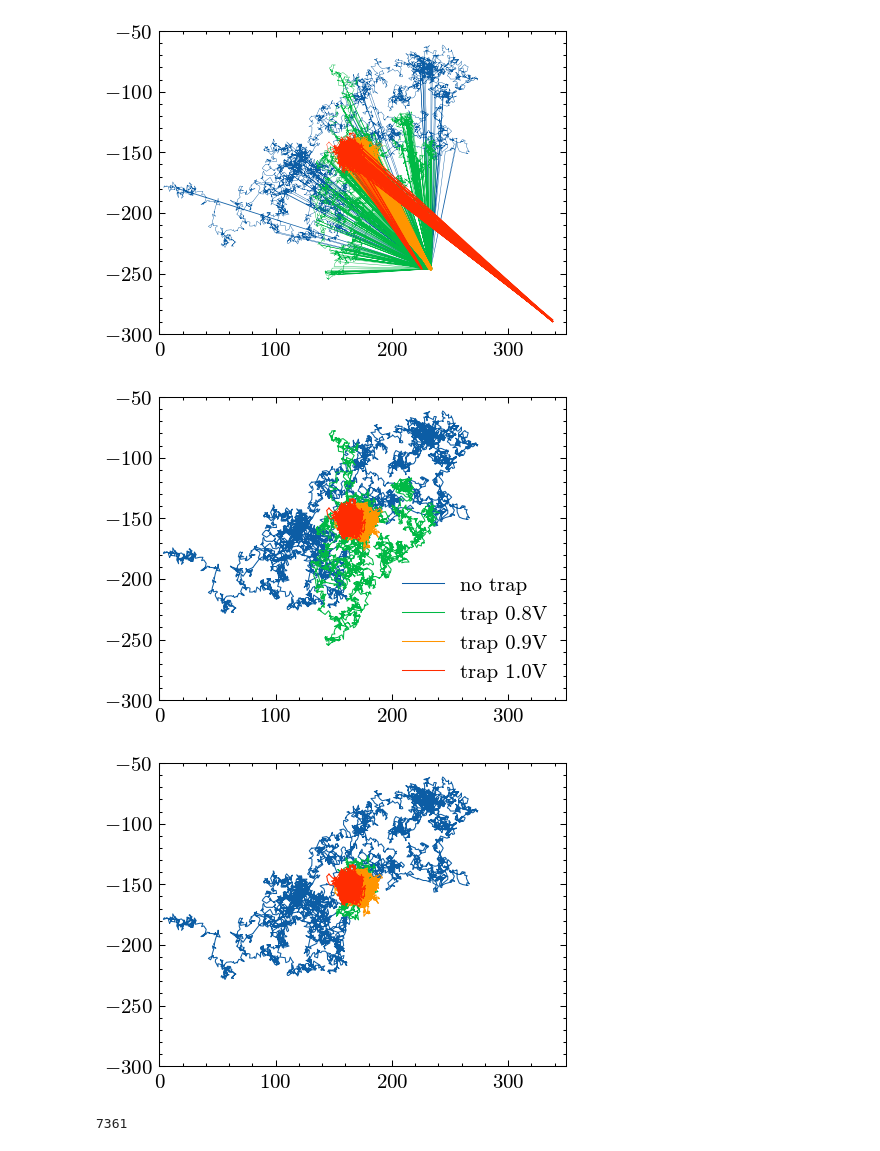
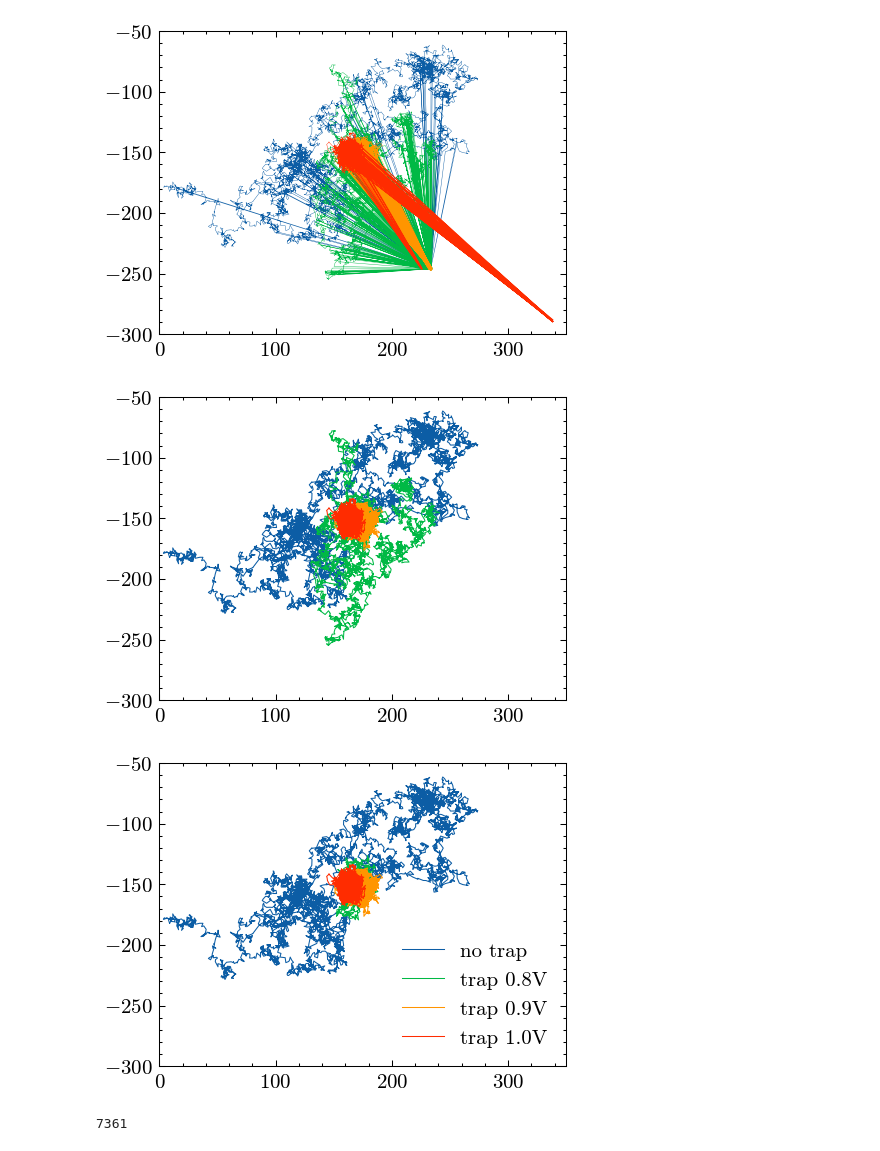
Before and after one commit to emhl/FP2, a Jupyter notebook: evaneszenz.ipynb, the cells around one changed output. Drawn from its saved outputs; the diff is of its cells as text; code cells hidden in the pictures.

Commit message:
change which plot is labeled

```diff
--- a/evaneszenz.ipynb
+++ b/evaneszenz.ipynb
@@ -79,34 +79,34 @@ for i, dat in enumerate(data1):
     plt.plot(dat2[0],-dat2[1],label=data1_labels[i],lw=0.5)
     # dat2.to_csv(f"{datadir}part_1_messung_{i+1}.tsv",sep="\t",header=None,index=None)
 
-plt.legend()
+# plt.legend()
 
 plt.xlim(0,350)
 plt.ylim(-300,-50)
 plt.savefig(outdir + 'path_cleaned.pdf')
 # %% [output]
-[figure, old version]
+[figure, new version]
 # %%
 plt.figure()
 a,b= 1250,3400
 c,d= 5000,7361
 for i, dat in enumerate(data1):
     dat2 = dat.drop(dat[dat[1]+dat[0]>460].index)
 
     if i != 1:
-        plt.plot(dat2[0],-dat2[1],label=i+1,lw=0.5)
+        plt.plot(dat2[0],-dat2[1],label=data1_labels[i],lw=0.5)
     else:
     # plt.plot(dat[0],-dat[1],label=i+1)
-        plt.plot(dat2[0][a:b],-dat2[1][a:b],lw=0.5,label=i+1)
+        plt.plot(dat2[0][a:b],-dat2[1][a:b],lw=0.5,label=data1_labels[i])
         # plt.plot(dat2[0][c:d],-dat2[1][c:d],lw=0.5,label=i+1)
     # dat2[a:b].to_csv(f"{datadir}part_1_messung_{i+1}_interval_1.txt",sep="\t",header=None,index=None)
 
 plt.xlim(0,350)
 plt.ylim(-300,-50)
-# plt.legend()
+plt.legend()
 plt.savefig(outdir + 'path_interval.pdf')
 # %% [output]
-[figure, old version]
+[figure, new version]
 # %%
 len(data1[1])
 # %% [output]
```
Also changed, not shown: parts of 1 cell of this notebook.
